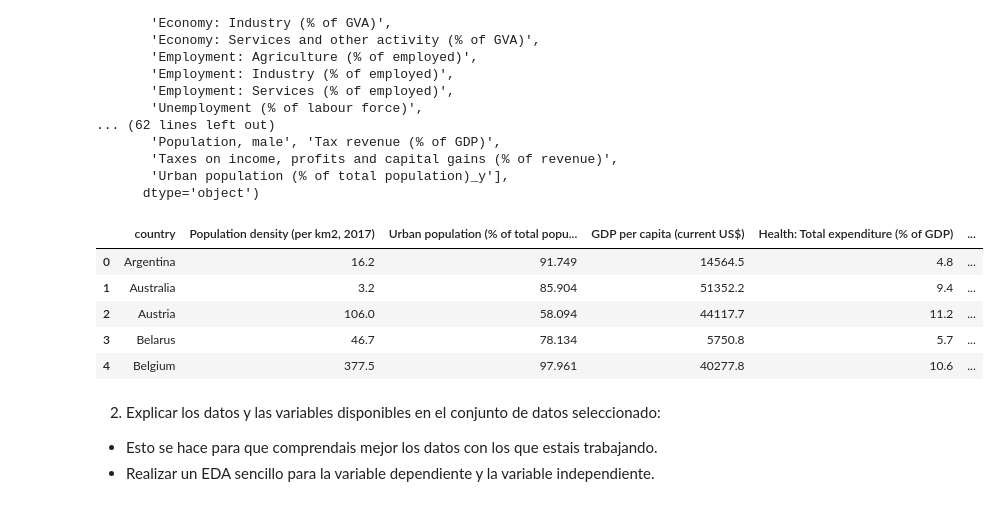
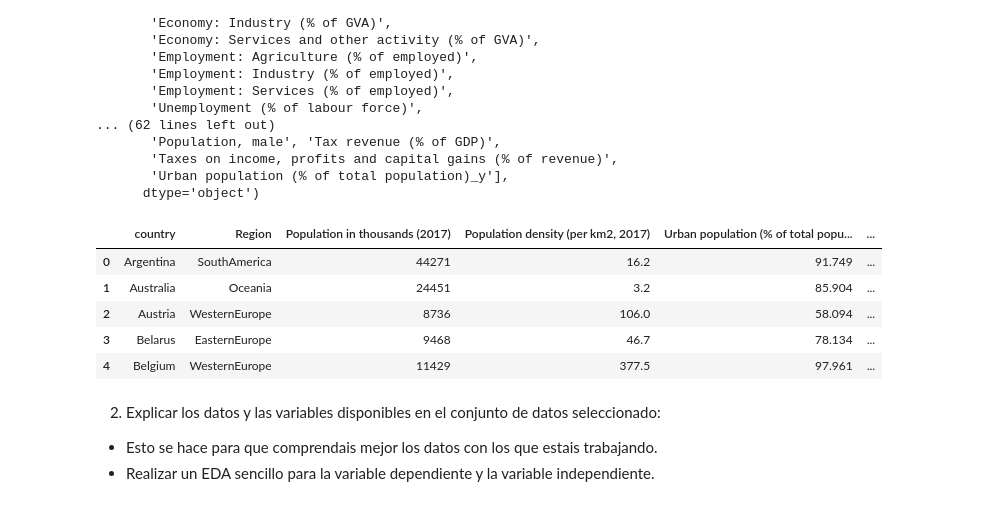
Before and after one commit to Adalab/promo-d-da-modulo3-sprint1-elisa-lidya, a Jupyter notebook: regresion-lineal/pair-regresion-lineal-ml-intro.ipynb, the cells around one changed output. Drawn from its saved outputs; the diff is of its cells as text; code cells hidden in the pictures.

```diff
--- a/regresion-lineal/pair-regresion-lineal-ml-intro.ipynb
+++ b/regresion-lineal/pair-regresion-lineal-ml-intro.ipynb
@@ -72,16 +72,16 @@ Index(['country', 'Region', 'Surface area (km2)',
        'Urban population (% of total population)_y'],
       dtype='object')
 # %%
-df_socio = df_socio.filter(['country','Population in thousands (2017)', 'Population density (per km2, 2017)', 'Urban population (% of total population)_y','GDP per capita (current US$)', 'Health: Total expenditure (% of GDP)', 'Current health expenditure (% of GDP)', 'Health Care Index', 'Health: Physicians (per 1000 pop.)', 'Quality Of Life Index', 'Purchasing Power Index', 'Safety Index',  'Pop. using improved drinking water (urban/rural, %)', 'CO2 emission estimates (million tons/tons per capita)','Life expectancy at birth, total (years)'])
+df_socio = df_socio.filter(['country','Region', 'Population in thousands (2017)', 'Population density (per km2, 2017)', 'Urban population (% of total population)_y','GDP per capita (current US$)', 'Health: Total expenditure (% of GDP)', 'Current health expenditure (% of GDP)', 'Health Care Index', 'Health: Physicians (per 1000 pop.)', 'Quality Of Life Index', 'Purchasing Power Index', 'Safety Index',  'Pop. using improved drinking water (urban/rural, %)', 'CO2 emission estimates (million tons/tons per capita)','Life expectancy at birth, total (years)'])
 df_socio.set_index('country')
 df_socio.head(5)
 # %% [output]
-|  | country | Population density (per km2, 2017) | Urban population (% of total popu... | GDP per capita (current US$) | Health: Total expenditure (% of GDP) | ... |
-| 0 | Argentina | 16.2 | 91.749 | 14564.5 | 4.8 | ... |
-| 1 | Australia | 3.2 | 85.904 | 51352.2 | 9.4 | ... |
-| 2 | Austria | 106.0 | 58.094 | 44117.7 | 11.2 | ... |
-| 3 | Belarus | 46.7 | 78.134 | 5750.8 | 5.7 | ... |
-| 4 | Belgium | 377.5 | 97.961 | 40277.8 | 10.6 | ... |
+|  | country | Region | Population in thousands (2017) | Population density (per km2, 2017) | Urban population (% of total popu... | ... |
+| 0 | Argentina | SouthAmerica | 44271 | 16.2 | 91.749 | ... |
+| 1 | Australia | Oceania | 24451 | 3.2 | 85.904 | ... |
+| 2 | Austria | WesternEurope | 8736 | 106.0 | 58.094 | ... |
+| 3 | Belarus | EasternEurope | 9468 | 46.7 | 78.134 | ... |
+| 4 | Belgium | WesternEurope | 11429 | 377.5 | 97.961 | ... |
 # %% [markdown]
 2. Explicar los datos y las variables disponibles en el conjunto de datos seleccionado:
 - Esto se hace para que comprendais mejor los datos con los que estais trabajando.
```
Also changed, not shown: parts of 9 cells of this notebook, 2 other files.
